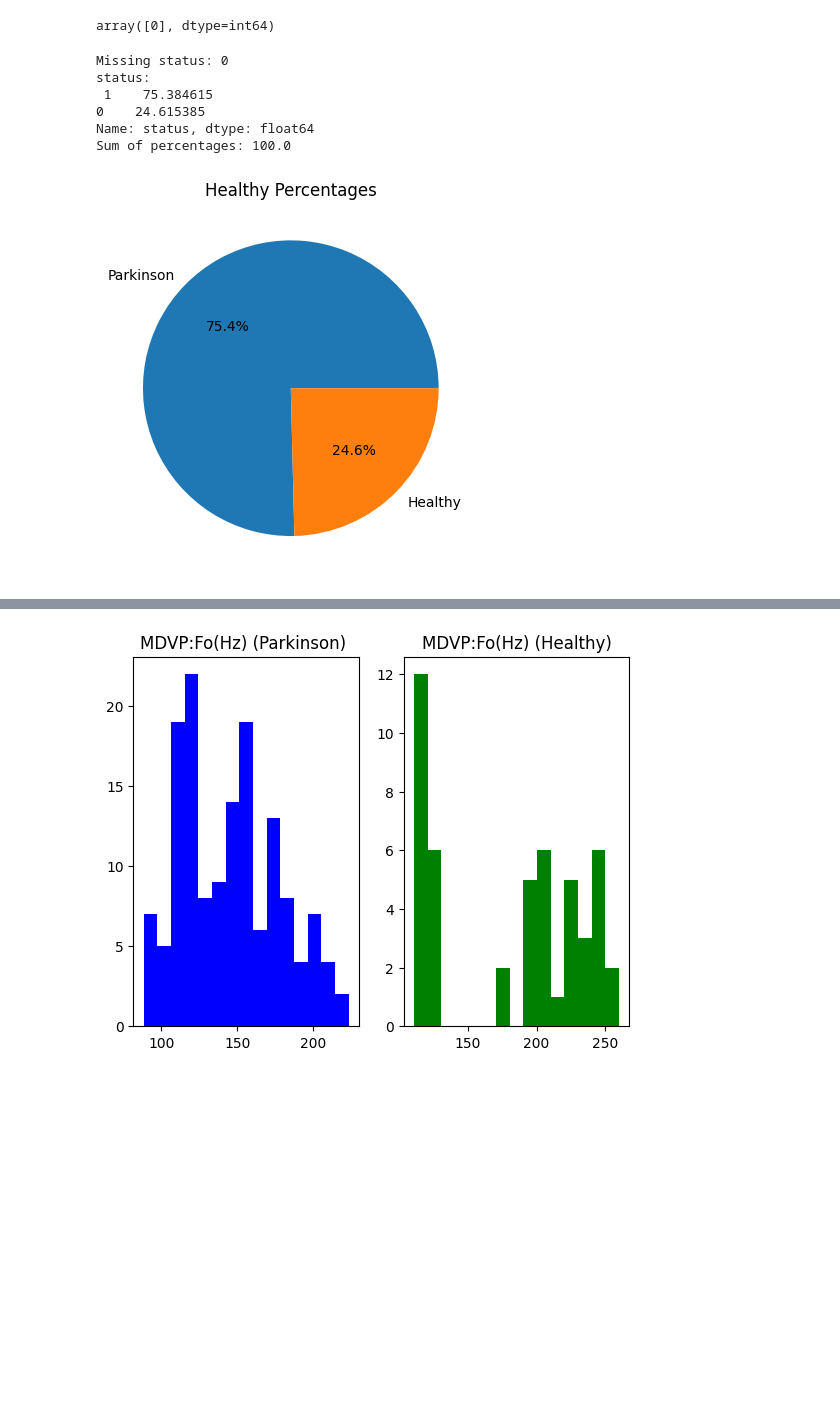
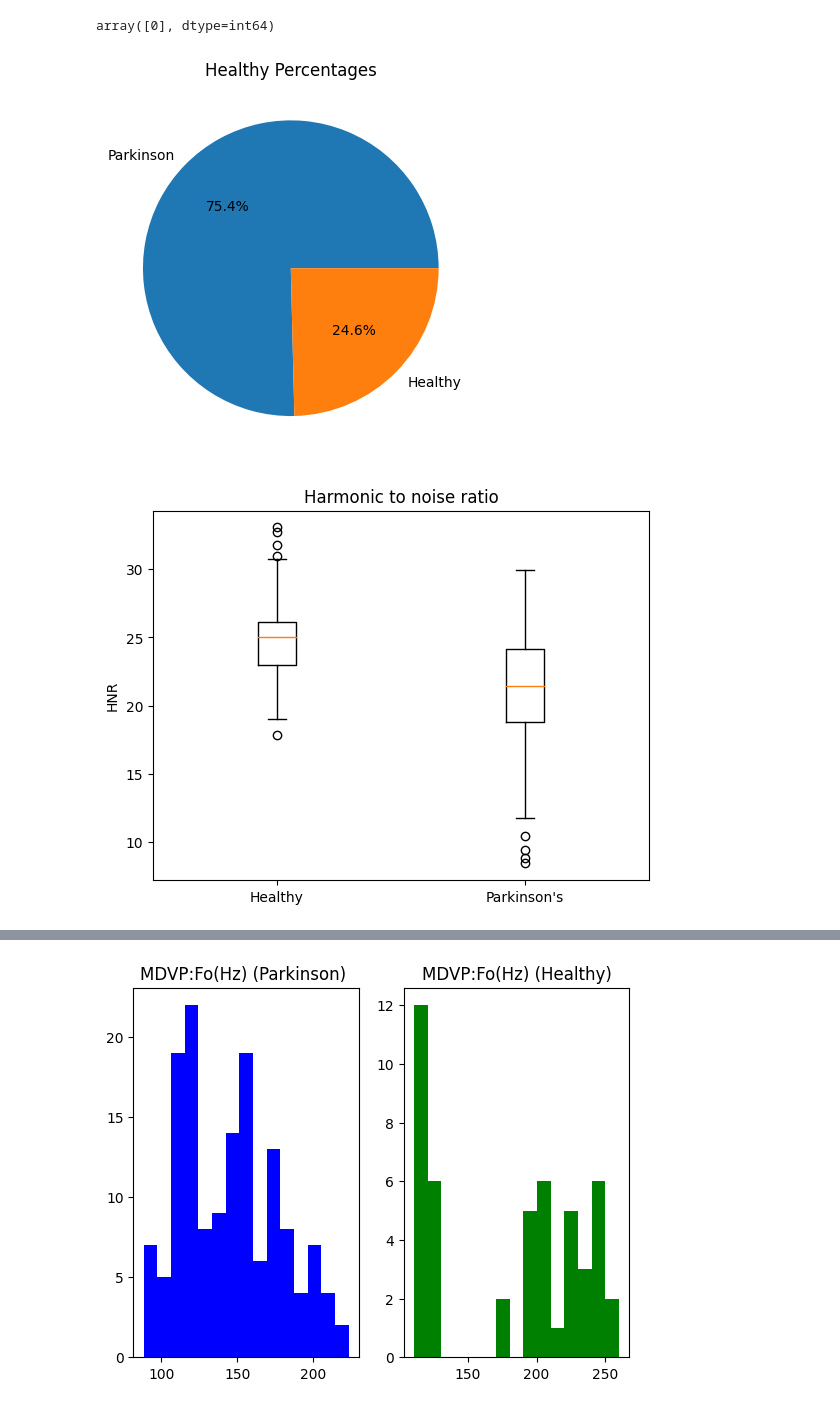
Before and after one commit to Maram99Alhinai/Bootcamp_parkinsons, a Jupyter notebook: try1.ipynb, the cells around one changed output, grey strips where cells are left out. Saved outputs shown, nothing was run; the diff lists cells and outputs as text; code cells hidden in the pictures; blank space fills up the shorter version.

```diff
--- a/try1.ipynb
+++ b/try1.ipynb
@@ -77,30 +77,23 @@ null_values.unique()
 # %% [output]
 array([0], dtype=int64)
 # %%
-
-print("Missing status:", df['status'].isnull().sum())
-print("status:\n", df['status'].value_counts()/ len(df) * 100)
+import matplotlib.pyplot as plt
+# Make pie chart for the Parkinson and Healthy
 
 healthy_percentages = df['status'].value_counts() / len(df['status']) * 100
-
-# print the sum of all percentage values (should be 100)
-print("Sum of percentages:", healthy_percentages.sum())
-
-# create a pie chart with labels
 plt.pie(healthy_percentages, labels=['Parkinson','Healthy'], autopct='%1.1f%%')
 plt.title('Healthy Percentages')
-
-# display the pie chart
 plt.show()
 # %% [output]
-Missing status: 0
-status:
- 1    75.384615
-0    24.615385
-Name: status, dtype: float64
-Sum of percentages: 100.0
 [figure]
 # %%
 # Create two DataFrames based on the 'state' column
 df_false = df[df['status'] == 0] #Healthy
 df_true = df[df['status'] == 1] # Parkinson
+# %%
+plt.boxplot([df_false['HNR'], df_true['HNR']], labels=['Healthy', "Parkinson's"])
+plt.title('Harmonic to noise ratio')
+plt.ylabel('HNR')
+plt.show()
+# %% [output]
+[figure, added]
```
Also changed, not shown: parts of 6 cells of this notebook.
